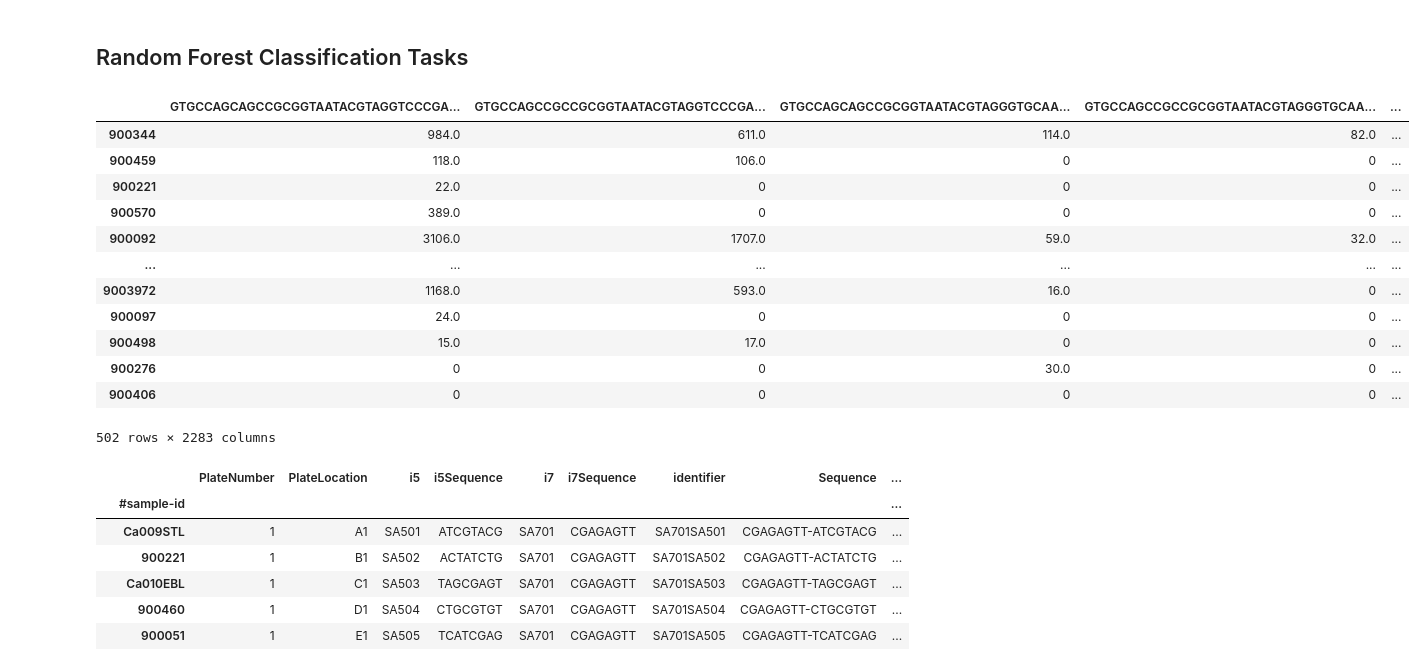
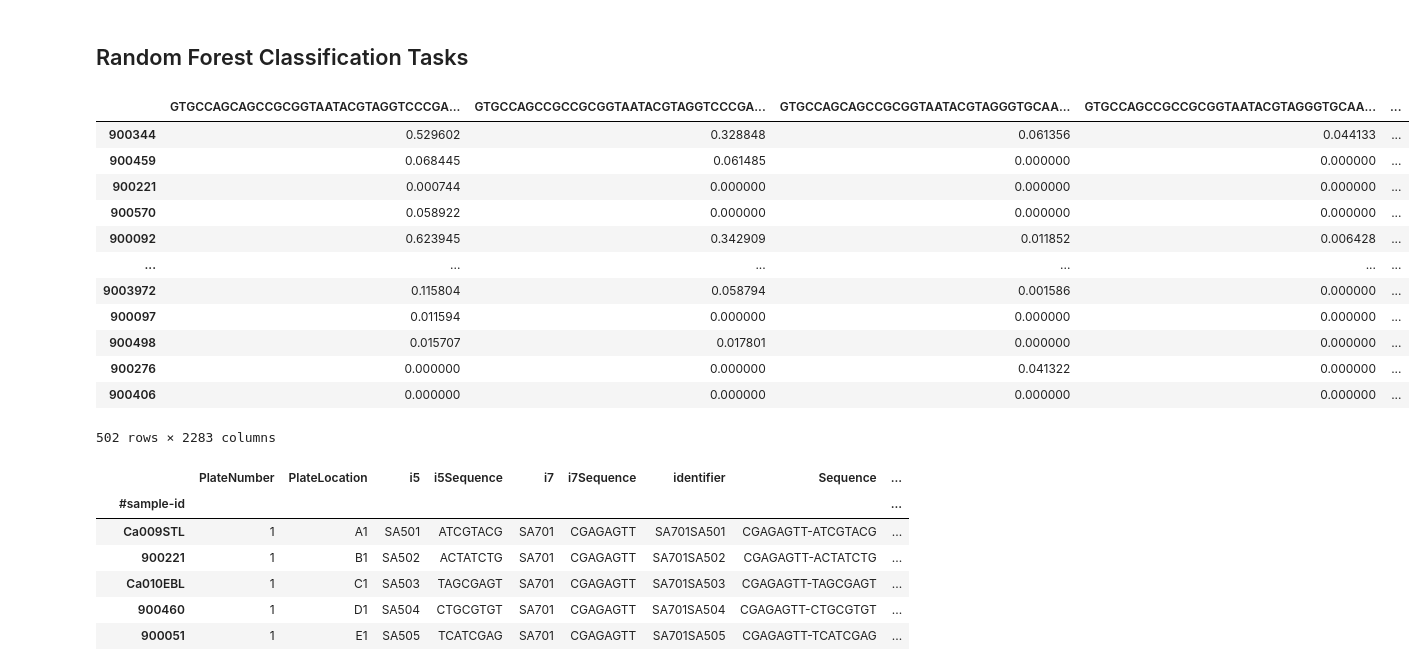
Before and after one commit to yangchen2/16S_AD_South-Africa, a Jupyter notebook: Notebooks/Fig_5A-B_Suppl_5A-B.ipynb, the cells around one changed output. Drawn from its saved outputs; the diff is of its cells as text; code cells hidden in the pictures.

```diff
--- a/Notebooks/Fig_5A-B_Suppl_5A-B.ipynb
+++ b/Notebooks/Fig_5A-B_Suppl_5A-B.ipynb
@@ -51,27 +51,32 @@ sns.set_style("ticks")
 # %%
 # Read in table at ASV level
 biom_path = '..//Data/Tables/Absolute_Abundance_Tables/209766_filtered_feature_table.biom'
 # biom_path = '../Data/Tables/Absolute_Abundance_Tables/209766_filtered_by_prevalence_1pct_rare_Genus-ASV-non-collapse.biom'
 
 biom_tbl = load_table(biom_path)
 df = pd.DataFrame(biom_tbl.to_dataframe().T)
 
 # delete the prefix from the index
 df.index = df.index.str.replace('15564.', '')
+
+# Convert to relative abundance by dividing each row by its row sum
+df_dense = df.div(df.sum(axis=1), axis=0)
+df = pd.DataFrame(df_dense.values, index=df_dense.index, columns=df_dense.columns)  # Force dense
+
 df
 # %% [output]
 |  | GTGCCAGCAGCCGCGGTAATACGTAGGTCCCGA... | GTGCCAGCCGCCGCGGTAATACGTAGGTCCCGA... | GTGCCAGCAGCCGCGGTAATACGTAGGGTGCAA... | GTGCCAGCCGCCGCGGTAATACGTAGGGTGCAA... | ... |
-| 900344 | 984.0 | 611.0 | 114.0 | 82.0 | ... |
-| 900459 | 118.0 | 106.0 | 0 | 0 | ... |
-| 900221 | 22.0 | 0 | 0 | 0 | ... |
-| 900570 | 389.0 | 0 | 0 | 0 | ... |
-| 900092 | 3106.0 | 1707.0 | 59.0 | 32.0 | ... |
+| 900344 | 0.529602 | 0.328848 | 0.061356 | 0.044133 | ... |
+| 900459 | 0.068445 | 0.061485 | 0.000000 | 0.000000 | ... |
+| 900221 | 0.000744 | 0.000000 | 0.000000 | 0.000000 | ... |
+| 900570 | 0.058922 | 0.000000 | 0.000000 | 0.000000 | ... |
+| 900092 | 0.623945 | 0.342909 | 0.011852 | 0.006428 | ... |
 | ... | ... | ... | ... | ... | ... |
-| 9003972 | 1168.0 | 593.0 | 16.0 | 0 | ... |
-| 900097 | 24.0 | 0 | 0 | 0 | ... |
-| 900498 | 15.0 | 17.0 | 0 | 0 | ... |
-| 900276 | 0 | 0 | 30.0 | 0 | ... |
-| 900406 | 0 | 0 | 0 | 0 | ... |
+| 9003972 | 0.115804 | 0.058794 | 0.001586 | 0.000000 | ... |
+| 900097 | 0.011594 | 0.000000 | 0.000000 | 0.000000 | ... |
+| 900498 | 0.015707 | 0.017801 | 0.000000 | 0.000000 | ... |
+| 900276 | 0.000000 | 0.000000 | 0.041322 | 0.000000 | ... |
+| 900406 | 0.000000 | 0.000000 | 0.000000 | 0.000000 | ... |
 502 rows × 2283 columns
 # %%
 # Load the metadata
```
Also changed, not shown: 6 other files.
